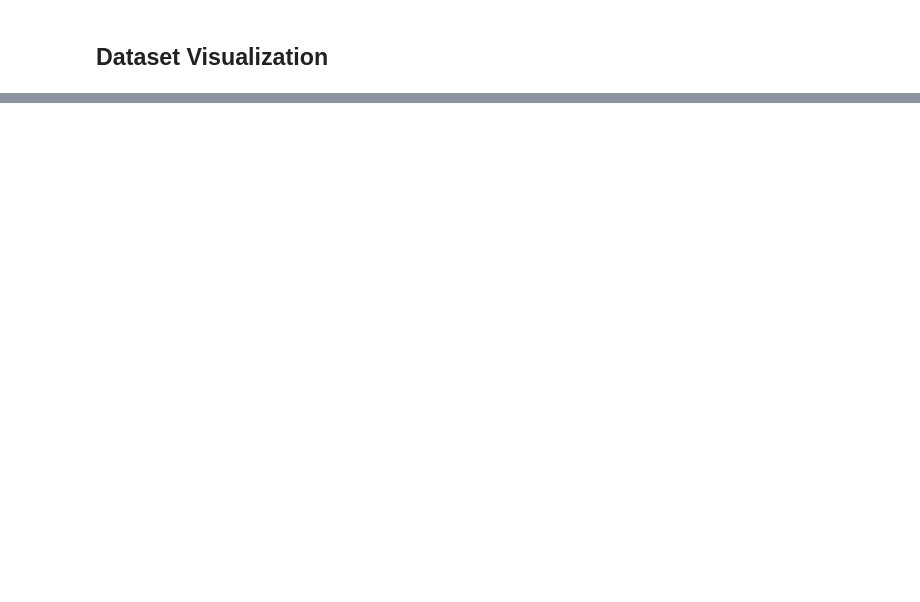
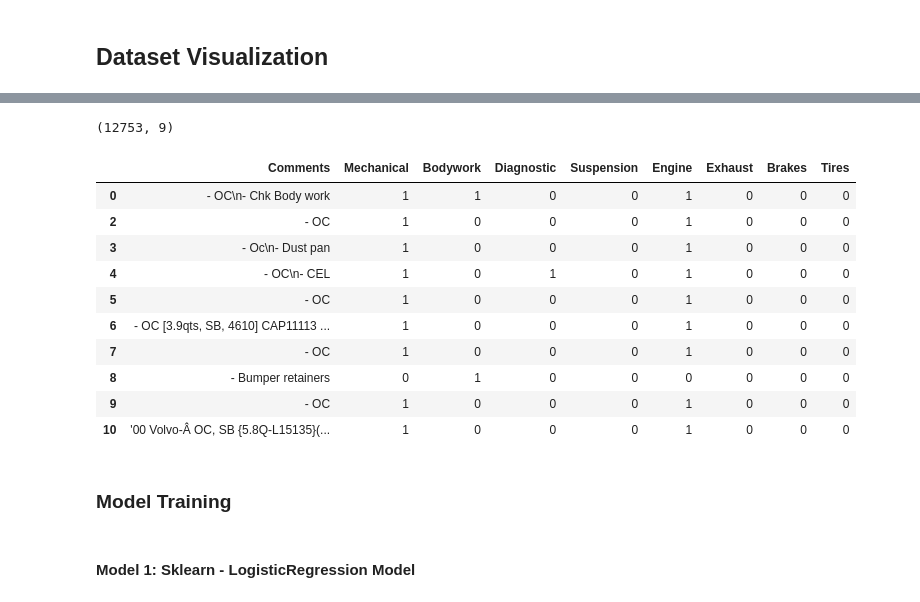
Before and after one commit to amattu2/automotive-appointment-classifier, a Jupyter notebook: Notebook.ipynb, the cells around one changed output, grey strips where cells are left out. Saved outputs shown, nothing was run; the diff lists cells and outputs as text; code cells hidden in the pictures; blank space fills up the shorter version.

```diff
--- a/Notebook.ipynb
+++ b/Notebook.ipynb
@@ -577,0 +326,23 @@ predictValue
+# %%
+def infer_tires_label(row):
+  if row["PackageCategory"] == "Tire Services":
+    return 1
+  if "tire" in row["Comments"].lower():
+    return 1
+  if "wheel" in row["Comments"].lower():
+    return 1
+  if "alignment" in row["Comments"].lower():
+    return 1
+  if "rotation" in row["Comments"].lower() or "rotate" in row["Comments"].lower():
+    return 1
+  if "t/r" in row["Comments"].lower():
+    return 1
+  if "fea" in row["Comments"].lower() or "4wa" in row["Comments"].lower():
+    return 1
+  if "patch" in row["Comments"].lower() or "plug" in row["Comments"].lower():
+    return 1
+  return 0
+
+df["Tires"] = df.apply(infer_tires_label, axis=1)
+
+df.Tires.value_counts()
@@ -577,0 +359,33 @@ predictValue
+# %%
+whitelist = [
+  # Base column
+  "Comments",
+  # Derived columns
+  "Mechanical", "Bodywork", "Diagnostic", "Suspension", "Engine", "Exhaust", "Brakes", "Tires"
+]
+
+# Subset the dataframe using the whitelist
+model_df = df[whitelist]
+# %%
+# Remove all rows that have no values in the derived columns using the `whitelist`
+model_df = model_df.dropna(subset=whitelist[1:])
+
+model_df.shape
+# %% [output]
+(12753, 9)
+# %%
+model_df.head(10)
+# %% [output]
+|  | Comments | Mechanical | Bodywork | Diagnostic | Suspension | Engine | Exhaust | Brakes | Tires |
+| 0 | - OC\n- Chk Body work | 1 | 1 | 0 | 0 | 1 | 0 | 0 | 0 |
+| 2 | - OC | 1 | 0 | 0 | 0 | 1 | 0 | 0 | 0 |
+| 3 | - Oc\n- Dust pan | 1 | 0 | 0 | 0 | 1 | 0 | 0 | 0 |
+| 4 | - OC\n- CEL | 1 | 0 | 1 | 0 | 1 | 0 | 0 | 0 |
+| 5 | - OC | 1 | 0 | 0 | 0 | 1 | 0 | 0 | 0 |
+| 6 | - OC [3.9qts, SB, 4610] CAP11113 ... | 1 | 0 | 0 | 0 | 1 | 0 | 0 | 0 |
+| 7 | - OC | 1 | 0 | 0 | 0 | 1 | 0 | 0 | 0 |
+| 8 | - Bumper retainers | 0 | 1 | 0 | 0 | 0 | 0 | 0 | 0 |
+| 9 | - OC | 1 | 0 | 0 | 0 | 1 | 0 | 0 | 0 |
+| 10 | '00 Volvo-Â OC, SB {5.8Q-L15135}(... | 1 | 0 | 0 | 0 | 1 | 0 | 0 | 0 |
+# %% [markdown]
+### Model Training
@@ -577,0 +409,2 @@ predictValue
+# %% [markdown]
+#### Model 1: Sklearn - LogisticRegression Model
```
Also changed, not shown: parts of 102 cells of this notebook, 5 other files.
